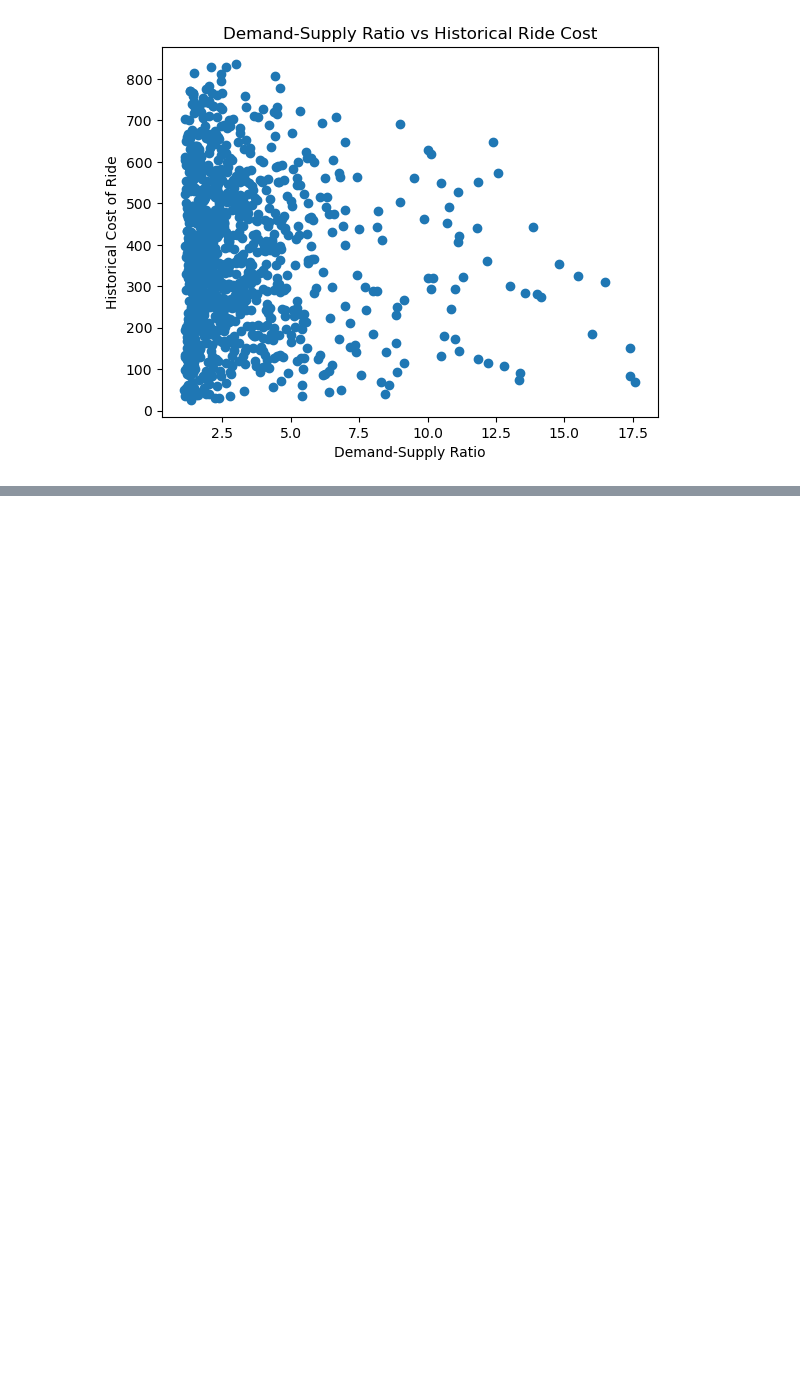
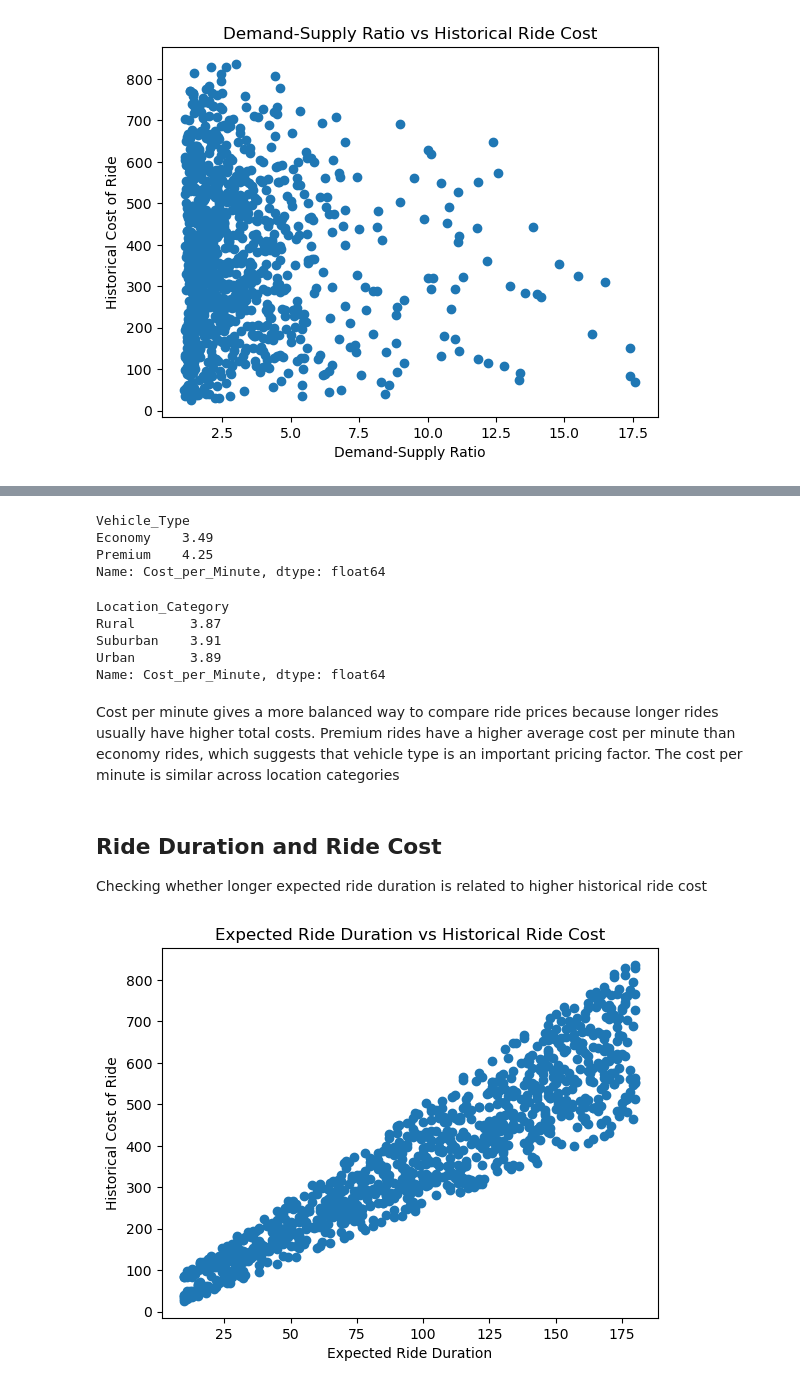
Before and after one commit to victoriabotezatu/dynamic-pricing-project, a Jupyter notebook: Notebooks /02_eda.ipynb, the cells around one changed output, grey strips where cells are left out. Saved outputs shown, nothing was run; the diff lists cells and outputs as text; code cells hidden in the pictures; blank space fills up the shorter version.

Commit message:
Add pricing relationship analysis

```diff
--- a/Notebooks /02_eda.ipynb
+++ b/Notebooks /02_eda.ipynb
@@ -323,0 +340,30 @@ This scatter plot helps show whether rides with a higher demand-supply ratio als
+# %%
+df.groupby("Vehicle_Type")["Cost_per_Minute"].mean().round(2)
+# %% [output]
+Vehicle_Type
+Economy    3.49
+Premium    4.25
+Name: Cost_per_Minute, dtype: float64
+# %%
+df.groupby("Location_Category")["Cost_per_Minute"].mean().round(2)
+# %% [output]
+Location_Category
+Rural       3.87
+Suburban    3.91
+Urban       3.89
+Name: Cost_per_Minute, dtype: float64
+# %% [markdown]
+Cost per minute gives a more balanced way to compare ride prices because longer rides usually have higher total costs. Premium rides have a higher average cost per minute than economy rides, which suggests that vehicle type is an important pricing factor. The cost per minute is similar across location categories
+# %% [markdown]
+## Ride Duration and Ride Cost
+
+Checking whether longer expected ride duration is related to higher historical ride cost
+# %%
+plt.scatter(df["Expected_Ride_Duration"], df["Historical_Cost_of_Ride"])
+
+plt.title("Expected Ride Duration vs Historical Ride Cost")
+plt.xlabel("Expected Ride Duration")
+plt.ylabel("Historical Cost of Ride")
+plt.show()
+# %% [output]
+[figure, added]
```
Also changed, not shown: parts of 10 cells of this notebook.
